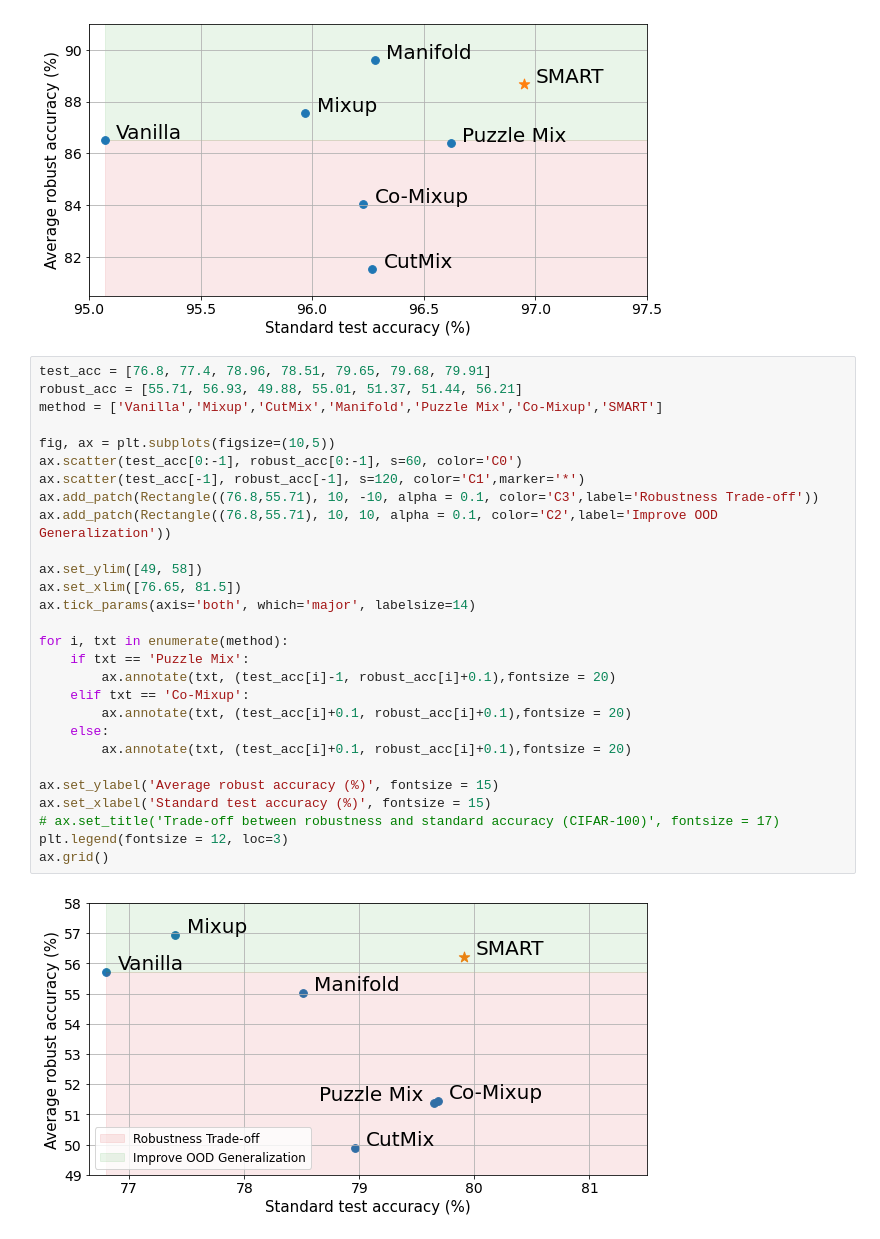
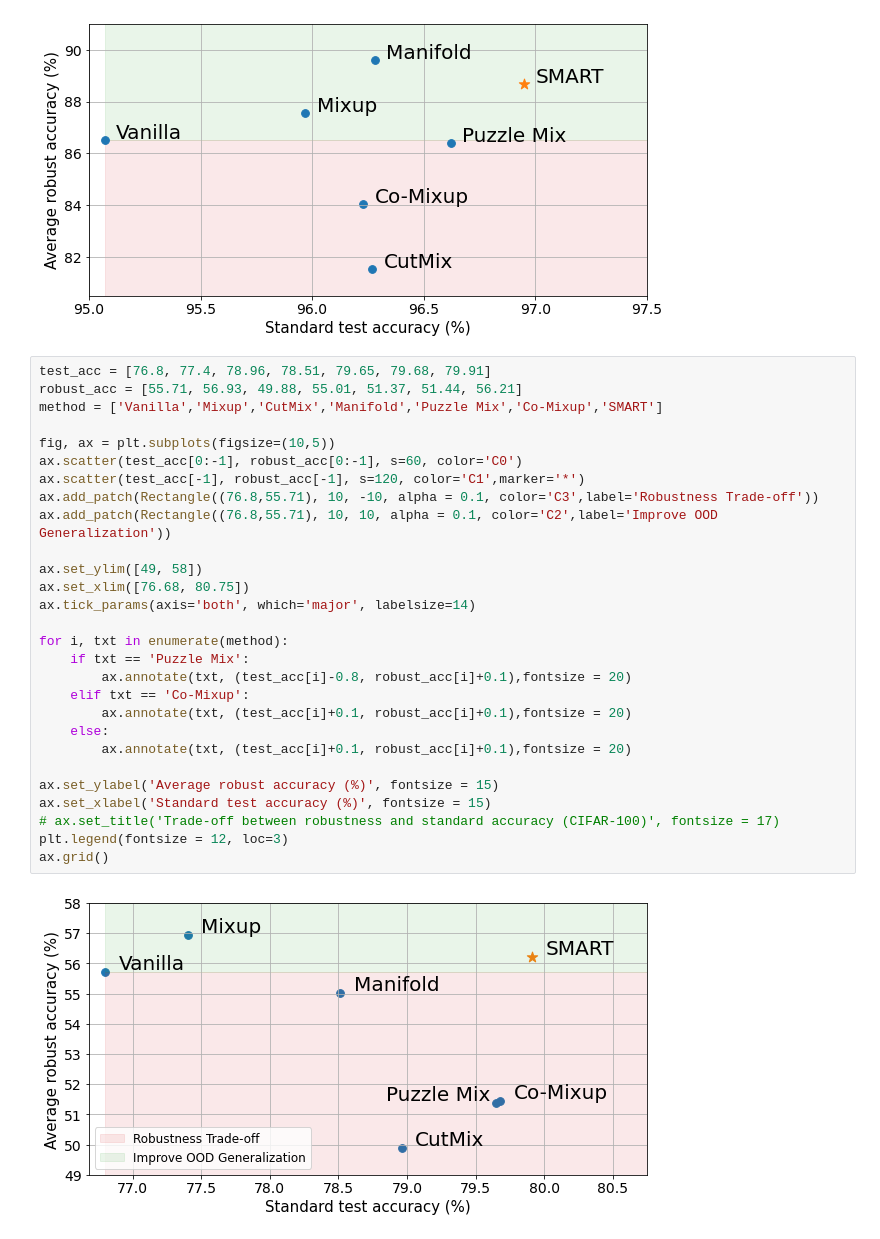
Before and after one commit to averyma/best-mix, a Jupyter notebook: notebook/robustness_accuracy_plot.ipynb, the cells around one changed output. Drawn from its saved outputs; the diff is of its cells as text.

```diff
--- a/notebook/robustness_accuracy_plot.ipynb
+++ b/notebook/robustness_accuracy_plot.ipynb
@@ -34,30 +34,30 @@ ax.grid()
 # %%
 test_acc = [76.8, 77.4, 78.96, 78.51, 79.65, 79.68, 79.91]
 robust_acc = [55.71, 56.93, 49.88, 55.01, 51.37, 51.44, 56.21]
 method = ['Vanilla','Mixup','CutMix','Manifold','Puzzle Mix','Co-Mixup','SMART']
 
 fig, ax = plt.subplots(figsize=(10,5))
 ax.scatter(test_acc[0:-1], robust_acc[0:-1], s=60, color='C0')
 ax.scatter(test_acc[-1], robust_acc[-1], s=120, color='C1',marker='*')
 ax.add_patch(Rectangle((76.8,55.71), 10, -10, alpha = 0.1, color='C3',label='Robustness Trade-off'))
 ax.add_patch(Rectangle((76.8,55.71), 10, 10, alpha = 0.1, color='C2',label='Improve OOD Generalization'))
 
 ax.set_ylim([49, 58])
-ax.set_xlim([76.65, 81.5])
+ax.set_xlim([76.68, 80.75])
 ax.tick_params(axis='both', which='major', labelsize=14)
 
 for i, txt in enumerate(method):
     if txt == 'Puzzle Mix':
-        ax.annotate(txt, (test_acc[i]-1, robust_acc[i]+0.1),fontsize = 20)
+        ax.annotate(txt, (test_acc[i]-0.8, robust_acc[i]+0.1),fontsize = 20)
     elif txt == 'Co-Mixup':
         ax.annotate(txt, (test_acc[i]+0.1, robust_acc[i]+0.1),fontsize = 20)
     else:
         ax.annotate(txt, (test_acc[i]+0.1, robust_acc[i]+0.1),fontsize = 20)
 
 ax.set_ylabel('Average robust accuracy (%)', fontsize = 15)
 ax.set_xlabel('Standard test accuracy (%)', fontsize = 15)
 # ax.set_title('Trade-off between robustness and standard accuracy (CIFAR-100)', fontsize = 17)
 plt.legend(fontsize = 12, loc=3)
 ax.grid()
 # %% [output]
-[figure, old version]
+[figure, new version]
```
Also changed, not shown: 1 other file.
